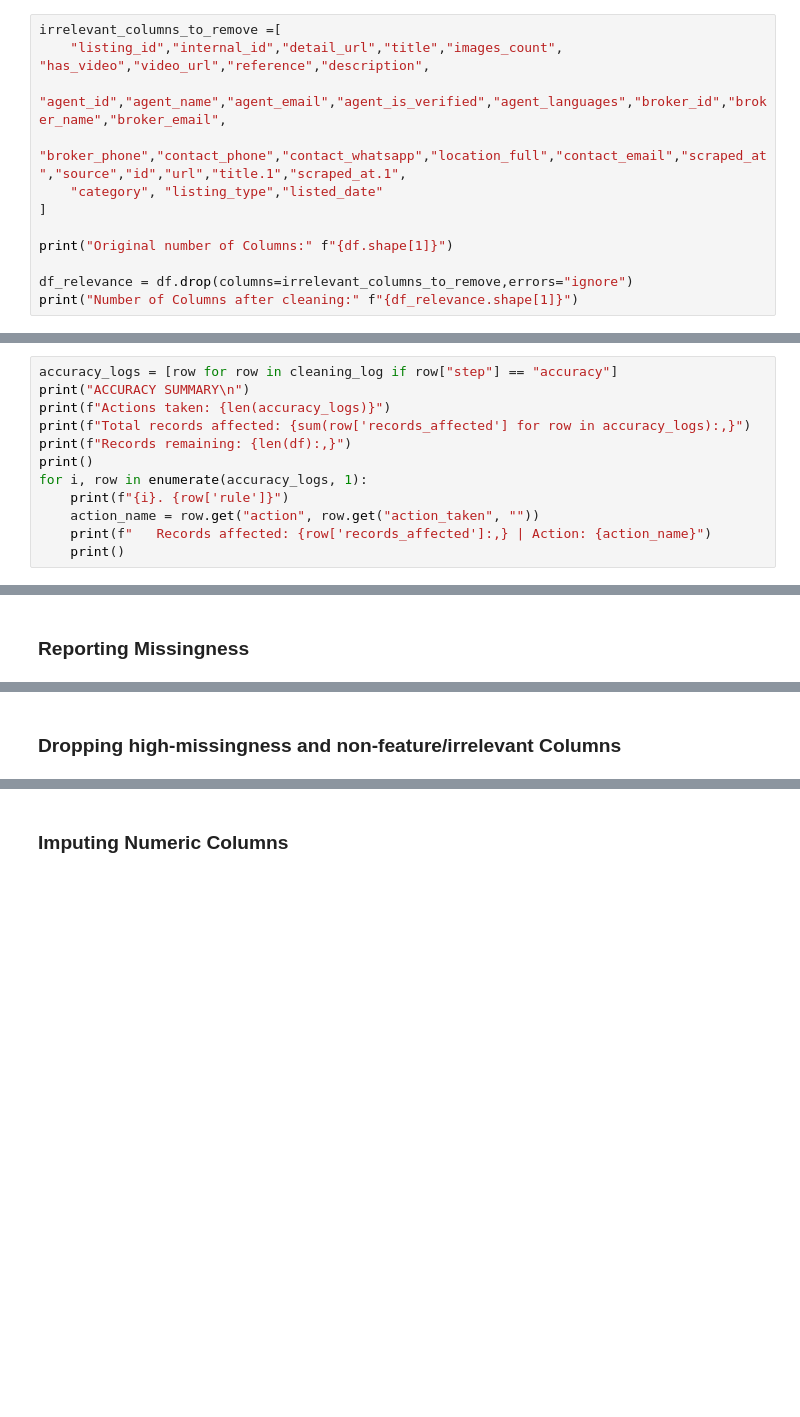
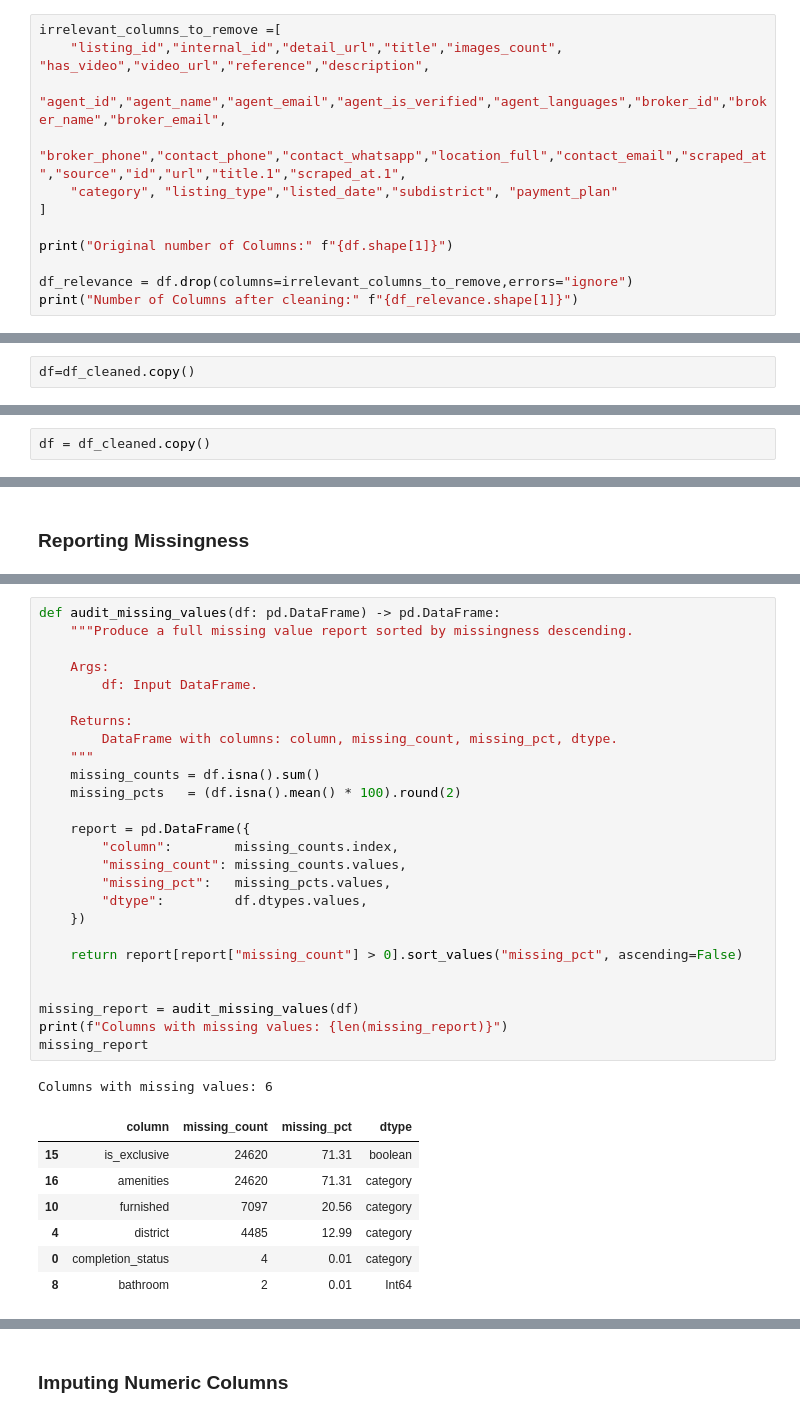
Before and after one commit to ahmedmostafa10/DS_Project, a Jupyter notebook: notebooks/02_data_cleaning.ipynb, the cells around one changed output, grey strips where cells are left out. Drawn from its saved outputs; the diff is of its cells as text; blank space fills up the shorter version.

```diff
--- a/notebooks/02_data_cleaning.ipynb
+++ b/notebooks/02_data_cleaning.ipynb
@@ -70,7 +96,7 @@ irrelevant_columns_to_remove =[
     "listing_id","internal_id","detail_url","title","images_count",	"has_video","video_url","reference","description",
     "agent_id","agent_name","agent_email","agent_is_verified","agent_languages","broker_id","broker_name","broker_email",
     "broker_phone","contact_phone","contact_whatsapp","location_full","contact_email","scraped_at","source","id","url","title.1","scraped_at.1",
-    "category", "listing_type","listed_date"
+    "category", "listing_type","listed_date","subdistrict", "payment_plan"
 ]
 
 print("Original number of Columns:" f"{df.shape[1]}")
@@ -87,3 +140,5 @@ df.columns
+# %%
+df=df_cleaned.copy()
 # %% [markdown]
 ### Quarantine Invalid Records
 # %%
@@ -150,15 +209,5 @@ df = df_cleaned
 # %%
-accuracy_logs = [row for row in cleaning_log if row["step"] == "accuracy"]
-print("ACCURACY SUMMARY\n")
-print(f"Actions taken: {len(accuracy_logs)}")
-print(f"Total records affected: {sum(row['records_affected'] for row in accuracy_logs):,}")
-print(f"Records remaining: {len(df):,}")
-print()
-for i, row in enumerate(accuracy_logs, 1):
-    print(f"{i}. {row['rule']}")
-    action_name = row.get("action", row.get("action_taken", ""))
-    print(f"   Records affected: {row['records_affected']:,} | Action: {action_name}")
-    print()
+df = df_cleaned.copy()
 # %% [markdown]
 # consistency step
 # %%
@@ -535,2 +688,35 @@ missing_report
-# %% [markdown]
-### Dropping high-missingness and non-feature/irrelevant Columns
+# %%
+def audit_missing_values(df: pd.DataFrame) -> pd.DataFrame:
+    """Produce a full missing value report sorted by missingness descending.
+
+    Args:
+        df: Input DataFrame.
+
+    Returns:
+        DataFrame with columns: column, missing_count, missing_pct, dtype.
+    """
+    missing_counts = df.isna().sum()
+    missing_pcts   = (df.isna().mean() * 100).round(2)
+
+    report = pd.DataFrame({
+        "column":        missing_counts.index,
+        "missing_count": missing_counts.values,
+        "missing_pct":   missing_pcts.values,
+        "dtype":         df.dtypes.values,
+    })
+
+    return report[report["missing_count"] > 0].sort_values("missing_pct", ascending=False)
+
+
+missing_report = audit_missing_values(df)
+print(f"Columns with missing values: {len(missing_report)}")
+missing_report
+# %% [output]
+Columns with missing values: 6
+|  | column | missing_count | missing_pct | dtype |
+| 15 | is_exclusive | 24620 | 71.31 | boolean |
+| 16 | amenities | 24620 | 71.31 | category |
+| 10 | furnished | 7097 | 20.56 | category |
+| 4 | district | 4485 | 12.99 | category |
+| 0 | completion_status | 4 | 0.01 | category |
+| 8 | bathroom | 2 | 0.01 | Int64 |
```
Also changed, not shown: parts of 46 cells of this notebook.
